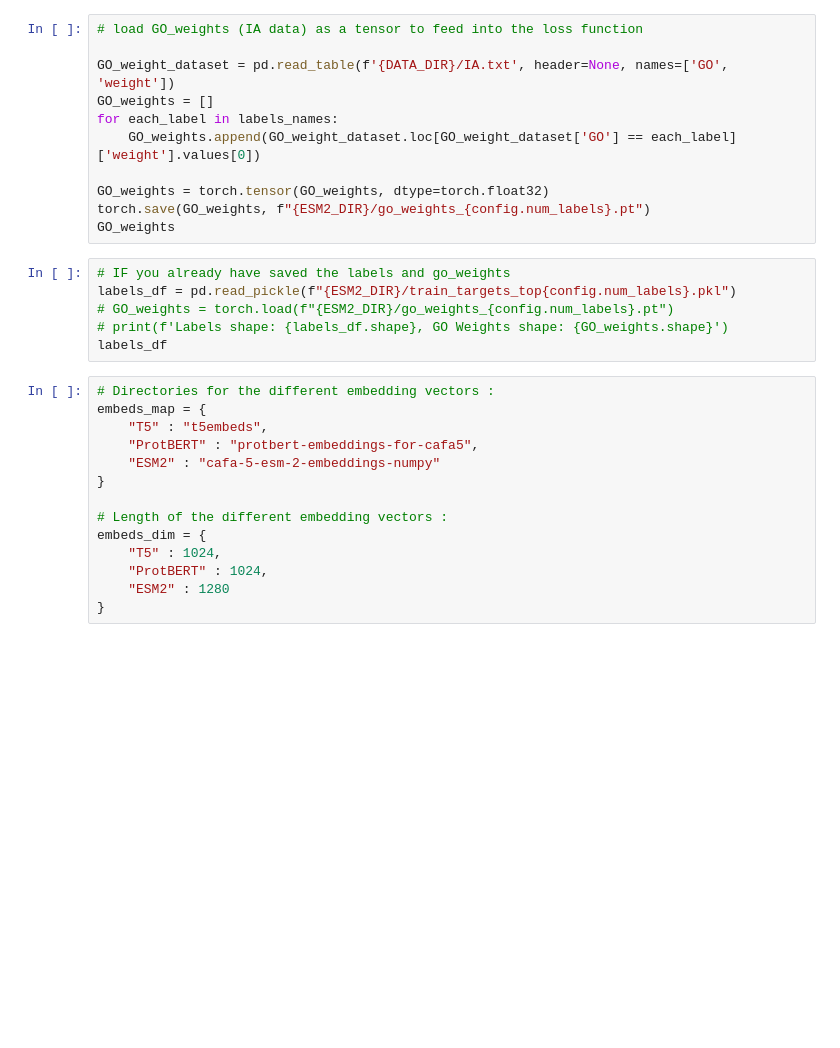
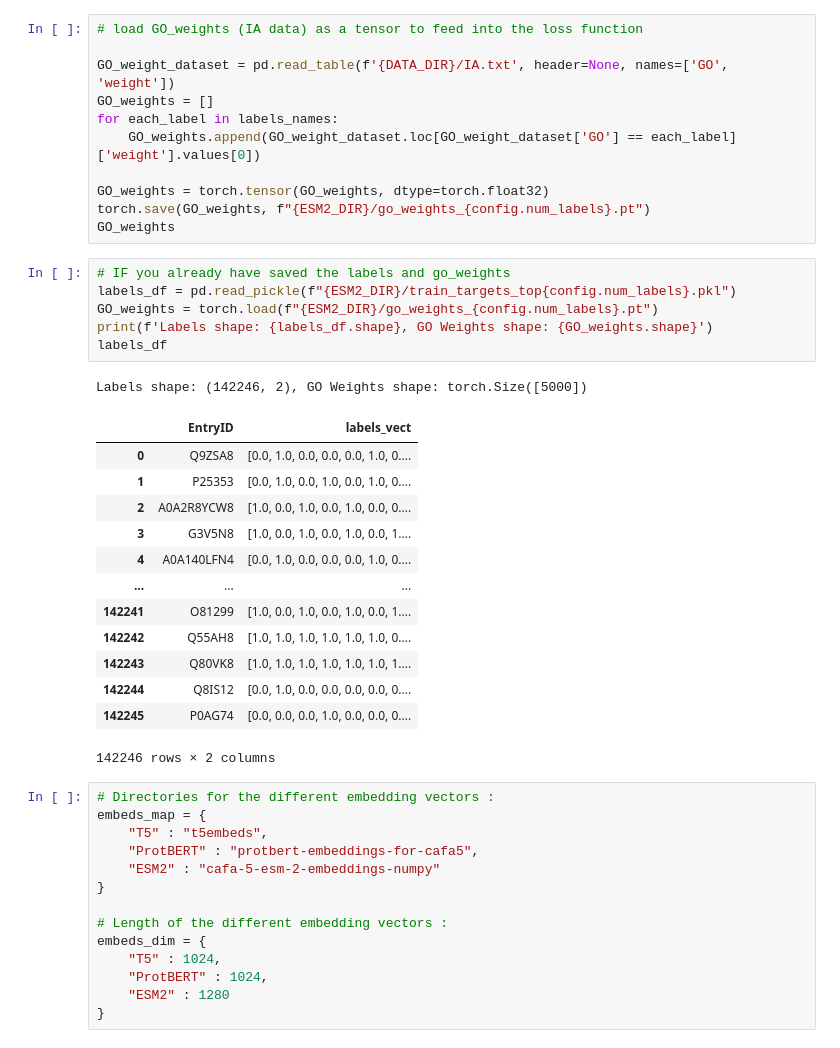
Before and after one commit to ambroseling/NucleAIse, a Jupyter notebook: LLM-V1.ipynb, the cells around one changed output. Cells and saved outputs as stored; diff of their text form; blank space fills up the shorter version.

```diff
--- a/LLM-V1.ipynb
+++ b/LLM-V1.ipynb
@@ -204,9 +238,24 @@ GO_weights
 # %%
 # IF you already have saved the labels and go_weights
 labels_df = pd.read_pickle(f"{ESM2_DIR}/train_targets_top{config.num_labels}.pkl")
-# GO_weights = torch.load(f"{ESM2_DIR}/go_weights_{config.num_labels}.pt")
-# print(f'Labels shape: {labels_df.shape}, GO Weights shape: {GO_weights.shape}')
+GO_weights = torch.load(f"{ESM2_DIR}/go_weights_{config.num_labels}.pt")
+print(f'Labels shape: {labels_df.shape}, GO Weights shape: {GO_weights.shape}')
 labels_df
+# %% [output]
+Labels shape: (142246, 2), GO Weights shape: torch.Size([5000])
+|  | EntryID | labels_vect |
+| 0 | Q9ZSA8 | [0.0, 1.0, 0.0, 0.0, 0.0, 1.0, 0.... |
+| 1 | P25353 | [0.0, 1.0, 0.0, 1.0, 0.0, 1.0, 0.... |
+| 2 | A0A2R8YCW8 | [1.0, 0.0, 1.0, 0.0, 1.0, 0.0, 0.... |
+| 3 | G3V5N8 | [1.0, 0.0, 1.0, 0.0, 1.0, 0.0, 1.... |
+| 4 | A0A140LFN4 | [0.0, 1.0, 0.0, 0.0, 0.0, 1.0, 0.... |
+| ... | ... | ... |
+| 142241 | O81299 | [1.0, 0.0, 1.0, 0.0, 1.0, 0.0, 1.... |
+| 142242 | Q55AH8 | [1.0, 1.0, 1.0, 1.0, 1.0, 1.0, 0.... |
+| 142243 | Q80VK8 | [1.0, 1.0, 1.0, 1.0, 1.0, 1.0, 1.... |
+| 142244 | Q8IS12 | [0.0, 1.0, 0.0, 0.0, 0.0, 0.0, 0.... |
+| 142245 | P0AG74 | [0.0, 0.0, 0.0, 1.0, 0.0, 0.0, 0.... |
+142246 rows × 2 columns
 # %%
 # Directories for the different embedding vectors :
 embeds_map = {
```
Also changed, not shown: parts of 10 cells of this notebook.
